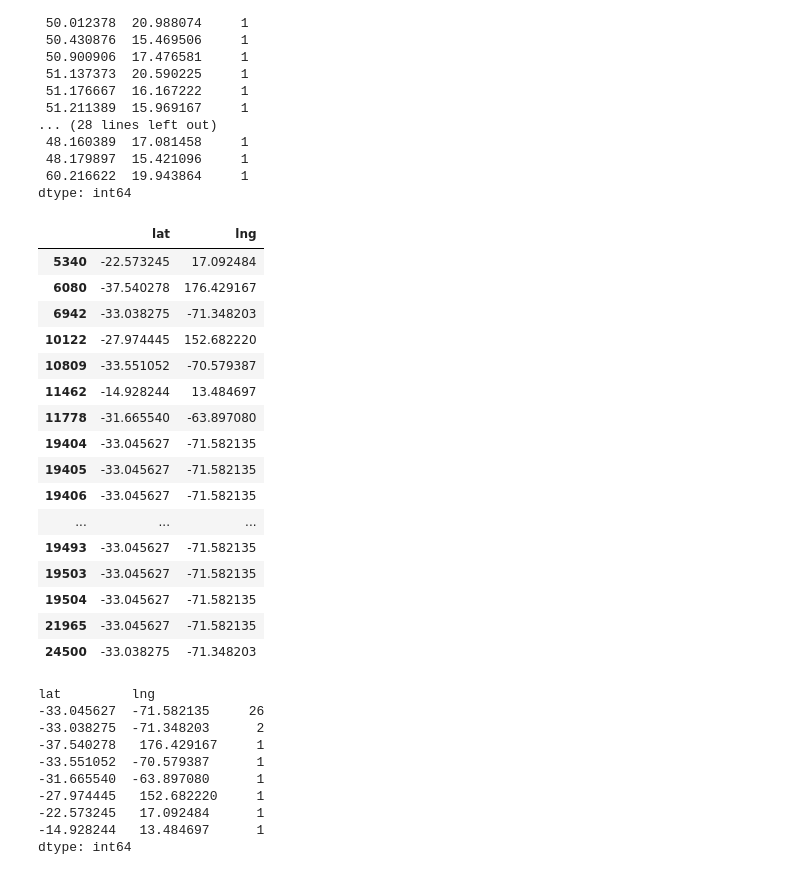
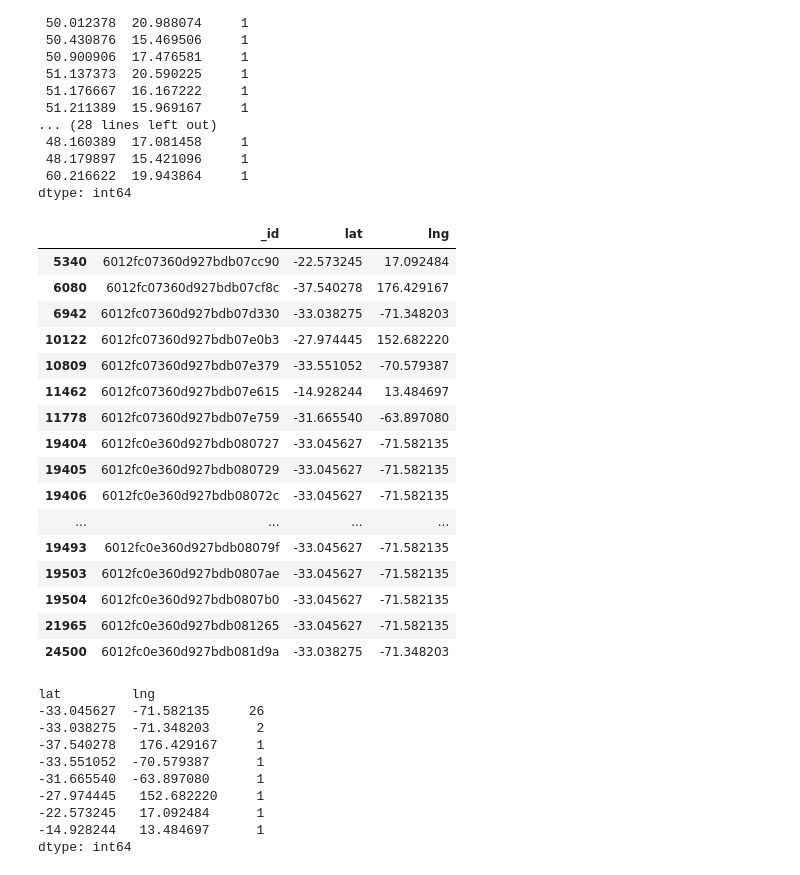
Before and after one commit to mayo-s/phonebookdiver, a Jupyter notebook: jupyter/phonebookdiver_notebook.ipynb, the cells around one changed output. Saved outputs shown, nothing was run; the diff lists cells and outputs as text; code cells hidden in the pictures.

```diff
--- a/jupyter/phonebookdiver_notebook.ipynb
+++ b/jupyter/phonebookdiver_notebook.ipynb
@@ -693,0 +675,5 @@ coords_df
+# %%
+data = data.assign(lat=(data.coordinates.astype(str).str.strip('[]').str.split(',').str[0]).astype(float),
+                 lng=data.coordinates.astype(str).str.strip('[]').str.split(',').str[1].astype(float)
+                ).drop('coordinates',1)
+data
@@ -837,27 +837,27 @@ lat         lng
  60.216622  19.943864     1
 dtype: int64
 # %%
-west = coords_df[coords_df.lat < 5.8]
+west = data[data.lat < 5.8]
 west
 # 34 records
 # %% [output]
-|  | lat | lng |
-| 5340 | -22.573245 | 17.092484 |
-| 6080 | -37.540278 | 176.429167 |
-| 6942 | -33.038275 | -71.348203 |
-| 10122 | -27.974445 | 152.682220 |
-| 10809 | -33.551052 | -70.579387 |
-| 11462 | -14.928244 | 13.484697 |
-| 11778 | -31.665540 | -63.897080 |
-| 19404 | -33.045627 | -71.582135 |
-| 19405 | -33.045627 | -71.582135 |
-| 19406 | -33.045627 | -71.582135 |
-| ... | ... | ... |
-| 19493 | -33.045627 | -71.582135 |
-| 19503 | -33.045627 | -71.582135 |
-| 19504 | -33.045627 | -71.582135 |
-| 21965 | -33.045627 | -71.582135 |
-| 24500 | -33.038275 | -71.348203 |
+|  | _id | lat | lng |
+| 5340 | 6012fc07360d927bdb07cc90 | -22.573245 | 17.092484 |
+| 6080 | 6012fc07360d927bdb07cf8c | -37.540278 | 176.429167 |
+| 6942 | 6012fc07360d927bdb07d330 | -33.038275 | -71.348203 |
+| 10122 | 6012fc07360d927bdb07e0b3 | -27.974445 | 152.682220 |
+| 10809 | 6012fc07360d927bdb07e379 | -33.551052 | -70.579387 |
+| 11462 | 6012fc07360d927bdb07e615 | -14.928244 | 13.484697 |
+| 11778 | 6012fc07360d927bdb07e759 | -31.665540 | -63.897080 |
+| 19404 | 6012fc0e360d927bdb080727 | -33.045627 | -71.582135 |
+| 19405 | 6012fc0e360d927bdb080729 | -33.045627 | -71.582135 |
+| 19406 | 6012fc0e360d927bdb08072c | -33.045627 | -71.582135 |
+| ... | ... | ... | ... |
+| 19493 | 6012fc0e360d927bdb08079f | -33.045627 | -71.582135 |
+| 19503 | 6012fc0e360d927bdb0807ae | -33.045627 | -71.582135 |
+| 19504 | 6012fc0e360d927bdb0807b0 | -33.045627 | -71.582135 |
+| 21965 | 6012fc0e360d927bdb081265 | -33.045627 | -71.582135 |
+| 24500 | 6012fc0e360d927bdb081d9a | -33.038275 | -71.348203 |
 # %%
 west.value_counts(['lat', 'lng'])
 # %% [output]
```
Also changed, not shown: parts of 10 cells of this notebook.
